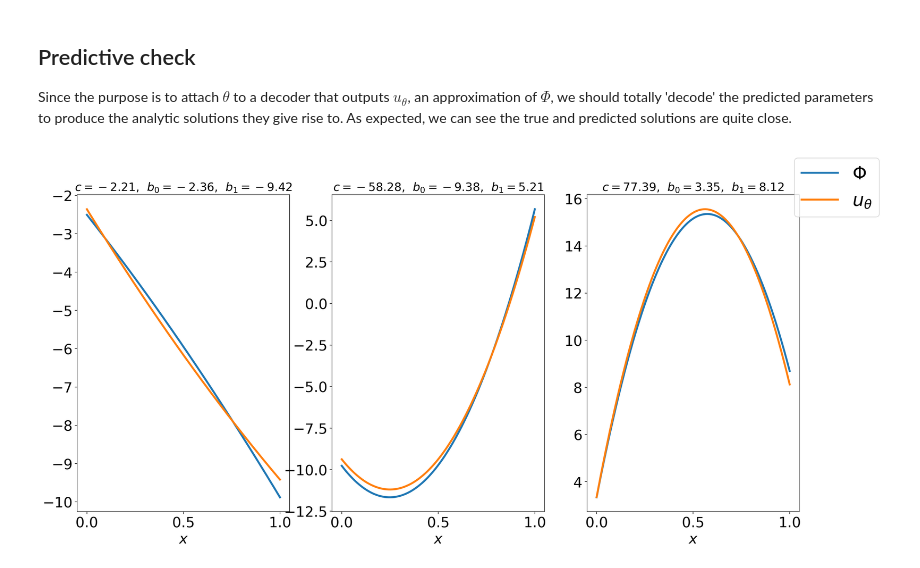
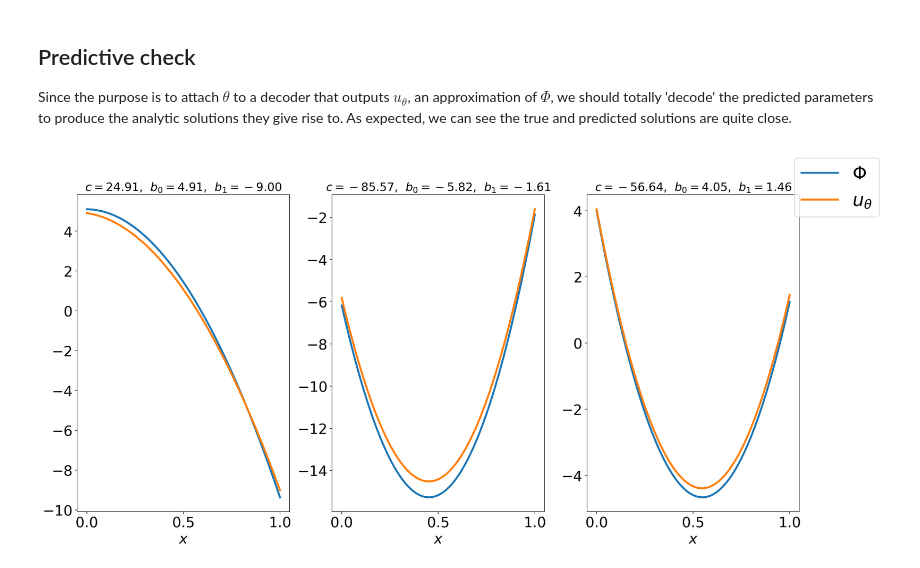
Before and after one commit to mattlukac/IPDESA, a Jupyter notebook: poisson_encoder_example.ipynb, the cells around one changed output. Cells and saved outputs as stored; diff of their text form; code cells hidden in the pictures.

```diff
--- a/poisson_encoder_example.ipynb
+++ b/poisson_encoder_example.ipynb
@@ -203,7 +203,7 @@ design = {'flavor':'ff',
           'loss':'mse',
           'callbacks':[],
           'batch_size':25,
-          'epochs':10,
+          'epochs':20,
          }
 # %% [markdown]
 ## 4. Train!
@@ -221,7 +221,7 @@ set_seed(23) # for reproducibility
 
 # TRAIN MODEL
 model = encoder.Encoder(design, dataset)
-model.train()
+model.train(transform=True)
 # %% [output]
 Model: "encoder"
 _________________________________________________________________
@@ -266,41 +266,41 @@ we should totally 'decode' the predicted parameters
 to produce the analytic solutions they give rise to.
 As expected, we can see the true and predicted solutions are quite close.
 # %%
-# get u_theta_hat and put hats on parameter names
-u_theta = model.predict_check(theta)
-Phi = model.predict_check(theta_Phi)
+# get u_theta and Phi
+u_theta = model.get_solution(theta)
+Phi = model.get_solution(theta_Phi)
 
 # generate sample indices
-np.random.seed(2)
+np.random.seed(23)
 sample_size = 3
 sample_idx = np.random.randint(0, len(Phi)-1, sample_size)
 
 
 def plot_u_theta(Phi, u_theta, theta, names=theta_names):
     num_plots = len(Phi)
     commas = [',  ', ',  ', '']
     fig, ax = plt.subplots(nrows=1, ncols=num_plots,
                            figsize=(20,9),
                            dpi=200)
     for i in range(num_plots):
         # make the title
         title = ''
         for j, name in enumerate(theta_names):
             title += r'%s' % theta_names[j]
             title += r'$= %.2f$' % theta[i,j]
             title += commas[j]
         # make the plots
         ax[i].plot(domain, Phi[i], linewidth=3)
         ax[i].plot(domain, u_theta[i], linewidth=3)
         ax[i].set_xlabel(r'$x$')
         ax[i].set_title(title, fontsize=18)
     #ax[0].set_ylabel(r'$u_\theta = u(x)$')
     fig.legend([r'$\Phi$', r'$u_\theta$'], fontsize=28)
     plt.show()
     plt.close()
 
 plot_u_theta(Phi[sample_idx],
            u_theta[sample_idx],
            theta[sample_idx])
 # %% [output]
-[figure, old version]
+[figure, new version]
```
Also changed, not shown: parts of 3 cells of this notebook, 4 other files.
